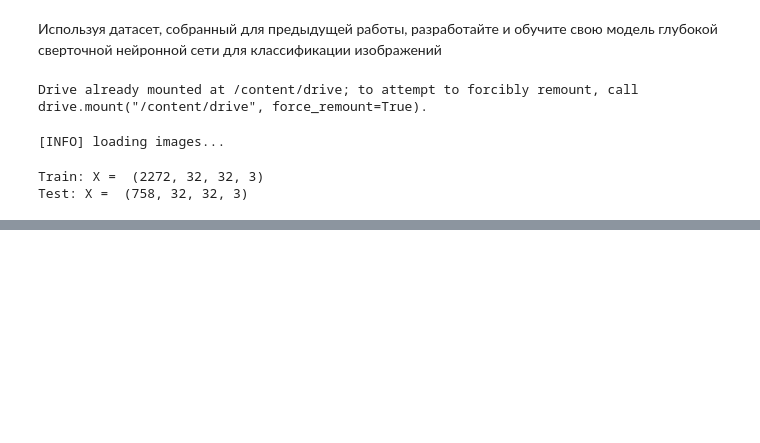
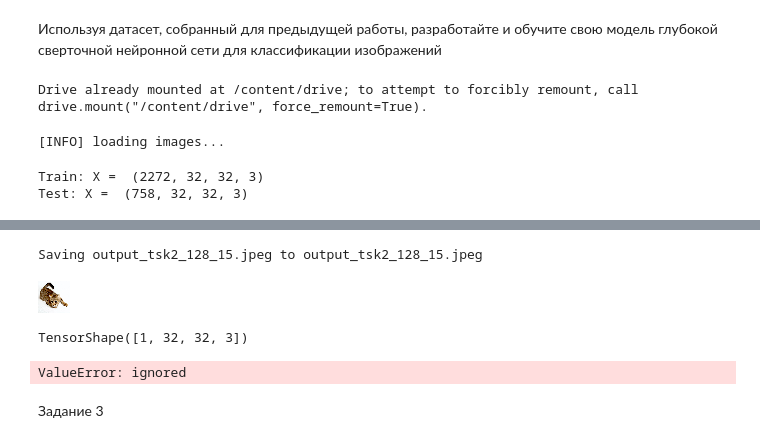
Before and after one commit to nadya-az/artificial_neural_networks, a Jupyter notebook: Практическая_работа_№3.ipynb, the cells around one changed output, grey strips where cells are left out. Saved outputs shown, nothing was run; the diff lists cells and outputs as text; code cells hidden in the pictures; blank space fills up the shorter version.

```diff
--- a/Практическая_работа_№3.ipynb
+++ b/Практическая_работа_№3.ipynb
@@ -278,0 +468,14 @@ _________________________________________________________________
+# %%
+import cv2
+from google.colab.patches import cv2_imshow
+
+# Добавляем интерфейс для загрузки изображений напрямую из блокнота
+from google.colab import files
+uploaded = files.upload()
+
+# загружаем входное изображение, меняем его размер на необходимый и выводим его
+image = cv2.imread(list(uploaded.keys())[0])
+output = image.copy()
+image = cv2.resize(image, (32, 32))
+cv2_imshow(image)
+# %% [output]
@@ -278,0 +483,2 @@ _________________________________________________________________
+Saving output_tsk2_128_15.jpeg to output_tsk2_128_15.jpeg
+[figure, added]
@@ -278,0 +487,15 @@ _________________________________________________________________
+# %%
+import tensorflow as tf
+
+img_c = tf.expand_dims(image, axis=0)
+
+img_c.shape
+#preds = model.predict(img_c)
+# %% [output]
+TensorShape([1, 32, 32, 3])
+# %%
+preds = model.predict(img_c)
+# %% [output]
+ValueError: ignored
+# %% [markdown]
+Задание 3
```
Also changed, not shown: parts of 59 cells of this notebook.
